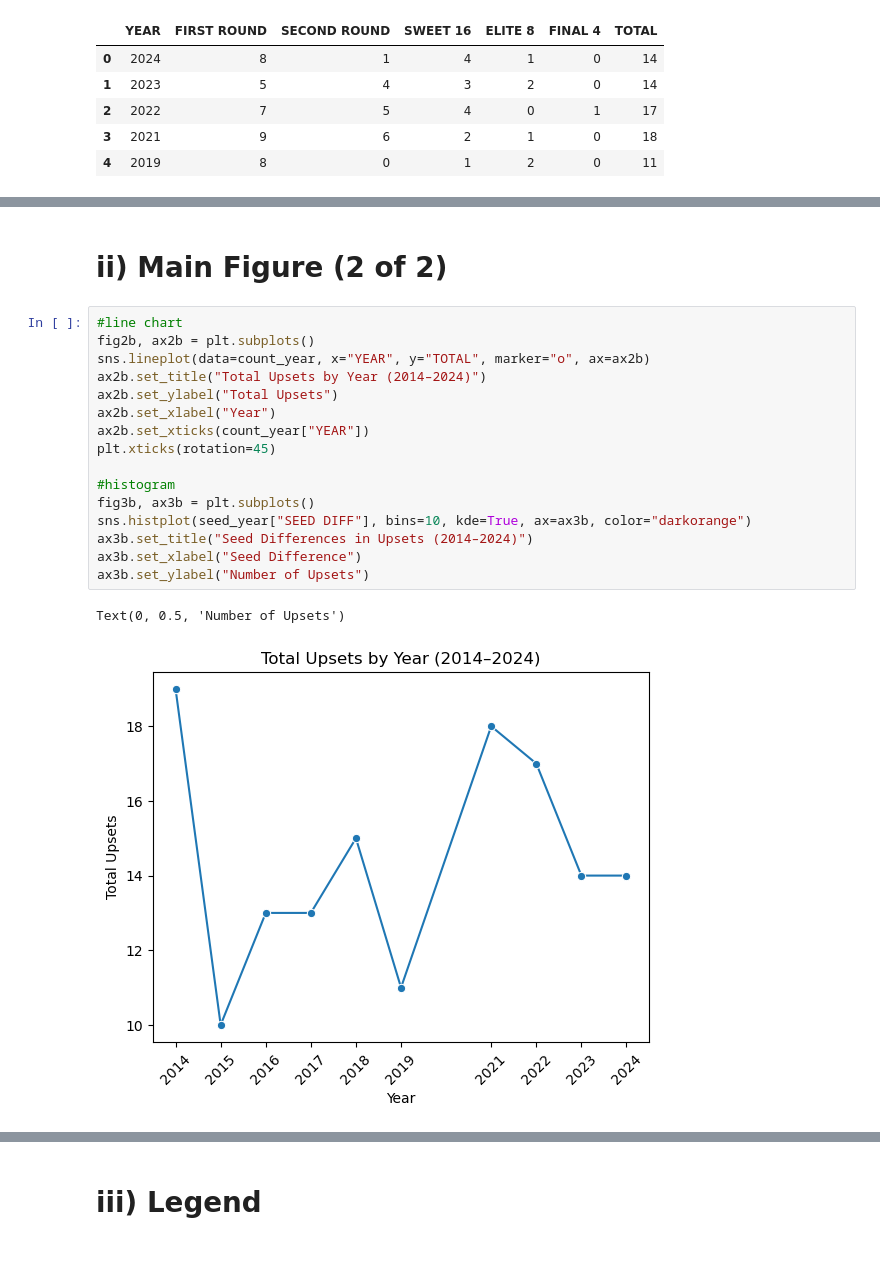
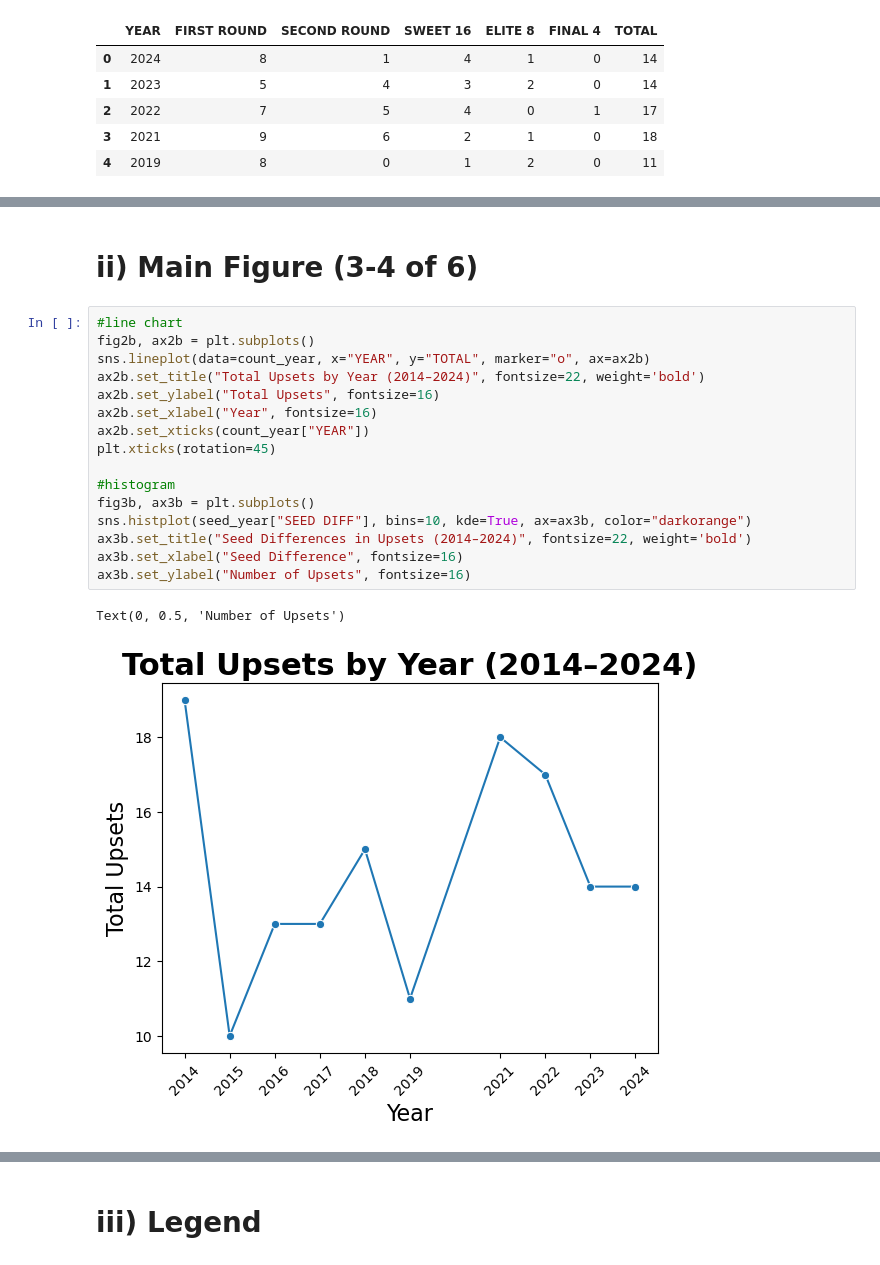
Before and after one commit to domgalatis/1520Final, a Jupyter notebook: 1520 final.ipynb, the cells around one changed output, grey strips where cells are left out. Saved outputs shown, nothing was run; the diff lists cells and outputs as text.

```diff
--- a/1520 final.ipynb
+++ b/1520 final.ipynb
@@ -97,21 +102,21 @@ ax2.grid(True)
 # %% [markdown]
-# ii) Main Figure (2 of 2)
+# ii) Main Figure (3-4 of 6)
 # %%
 #line chart
 fig2b, ax2b = plt.subplots()
 sns.lineplot(data=count_year, x="YEAR", y="TOTAL", marker="o", ax=ax2b)
-ax2b.set_title("Total Upsets by Year (2014–2024)")
-ax2b.set_ylabel("Total Upsets")
-ax2b.set_xlabel("Year")
+ax2b.set_title("Total Upsets by Year (2014–2024)", fontsize=22, weight='bold')
+ax2b.set_ylabel("Total Upsets", fontsize=16)
+ax2b.set_xlabel("Year", fontsize=16)
 ax2b.set_xticks(count_year["YEAR"])
 plt.xticks(rotation=45)
 
 #histogram
 fig3b, ax3b = plt.subplots()
 sns.histplot(seed_year["SEED DIFF"], bins=10, kde=True, ax=ax3b, color="darkorange")
-ax3b.set_title("Seed Differences in Upsets (2014–2024)")
-ax3b.set_xlabel("Seed Difference")
-ax3b.set_ylabel("Number of Upsets")
+ax3b.set_title("Seed Differences in Upsets (2014–2024)", fontsize=22, weight='bold')
+ax3b.set_xlabel("Seed Difference", fontsize=16)
+ax3b.set_ylabel("Number of Upsets", fontsize=16)
 # %% [output]
 Text(0, 0.5, 'Number of Upsets')
-[figure, old version]
+[figure, new version]
```
Also changed, not shown: parts of 9 cells of this notebook.
